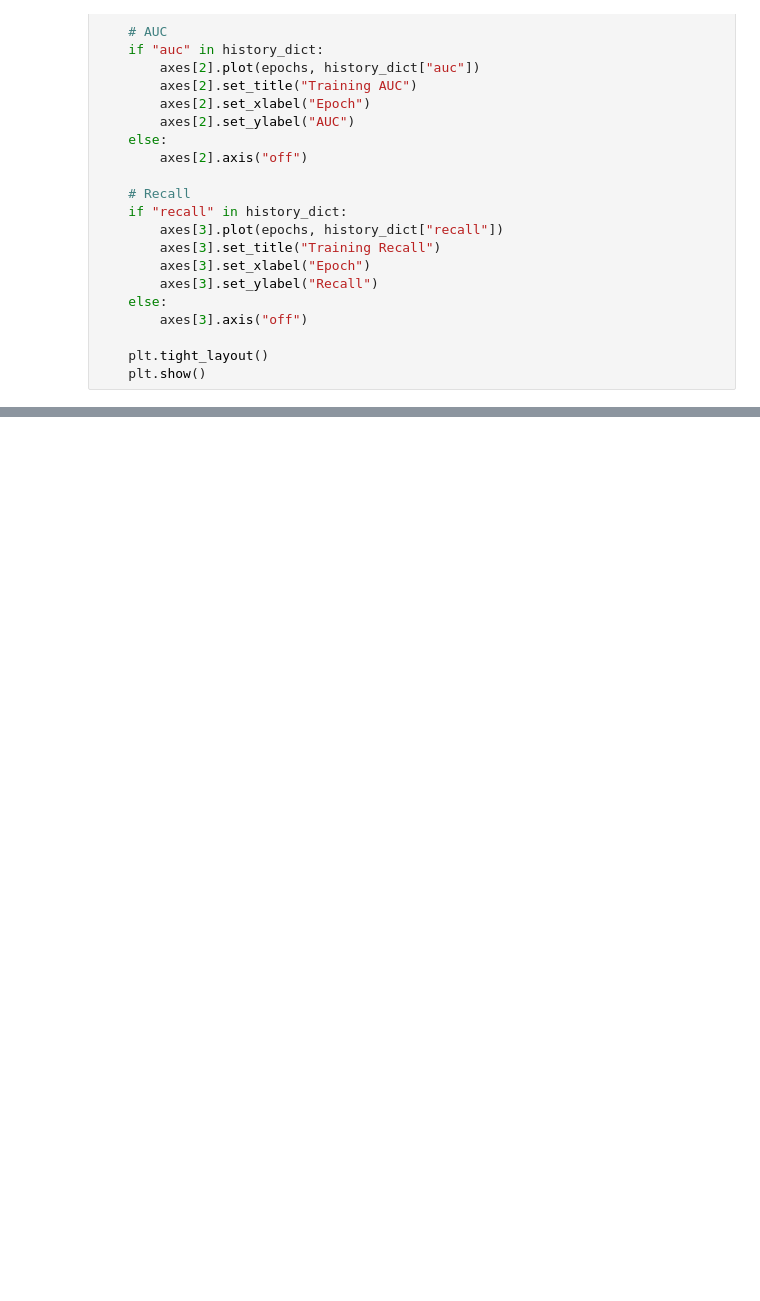
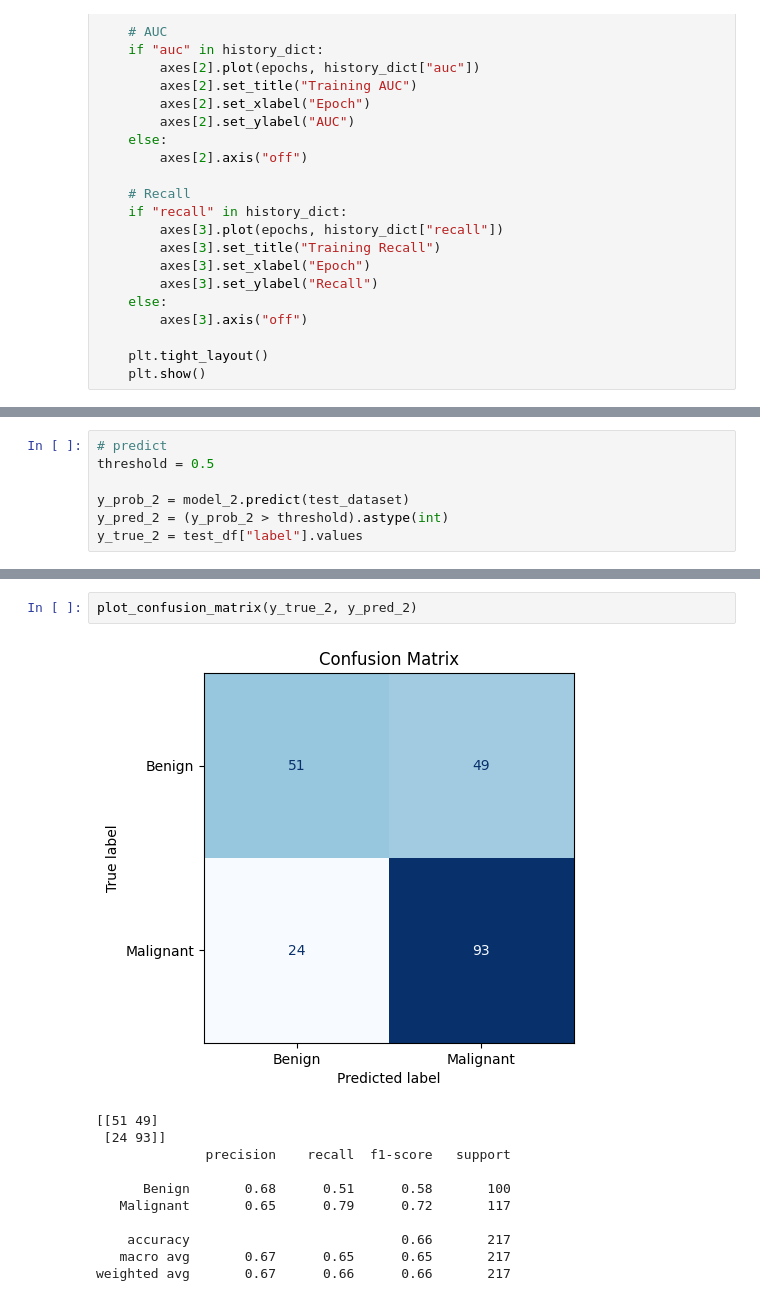
Before and after one commit to YaroslawBagriy/MelanomaDetection, a Jupyter notebook: notebooks/CNN/CNN_discovery.ipynb, the cells around one changed output, grey strips where cells are left out. Cells and saved outputs as stored; diff of their text form; blank space fills up the shorter version.

```diff
--- a/notebooks/CNN/CNN_discovery.ipynb
+++ b/notebooks/CNN/CNN_discovery.ipynb
@@ -325,0 +423,7 @@ model.save(model_path)
+# %%
+# predict
+threshold = 0.5
+
+y_prob_2 = model_2.predict(test_dataset)
+y_pred_2 = (y_prob_2 > threshold).astype(int)
+y_true_2 = test_df["label"].values
@@ -325,0 +432,14 @@ model.save(model_path)
+# %%
+plot_confusion_matrix(y_true_2, y_pred_2)
+# %% [output]
+[figure, added]
+[[51 49]
+ [24 93]]
+              precision    recall  f1-score   support
+
+      Benign       0.68      0.51      0.58       100
+   Malignant       0.65      0.79      0.72       117
+
+    accuracy                           0.66       217
+   macro avg       0.67      0.65      0.65       217
+weighted avg       0.67      0.66      0.66       217
```
Also changed, not shown: parts of 24 cells of this notebook, 4 other files.
